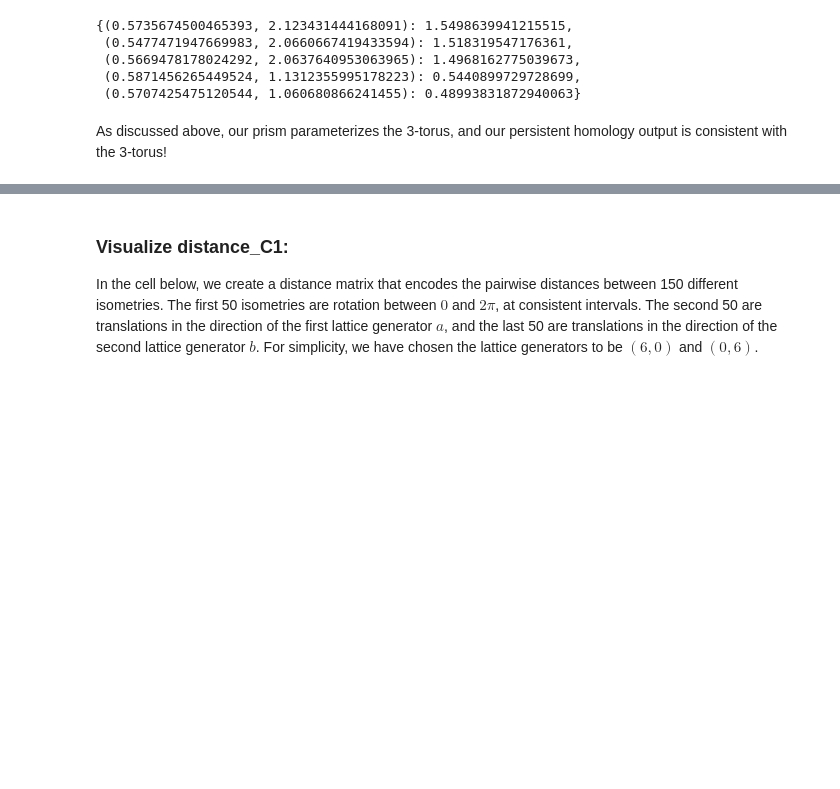
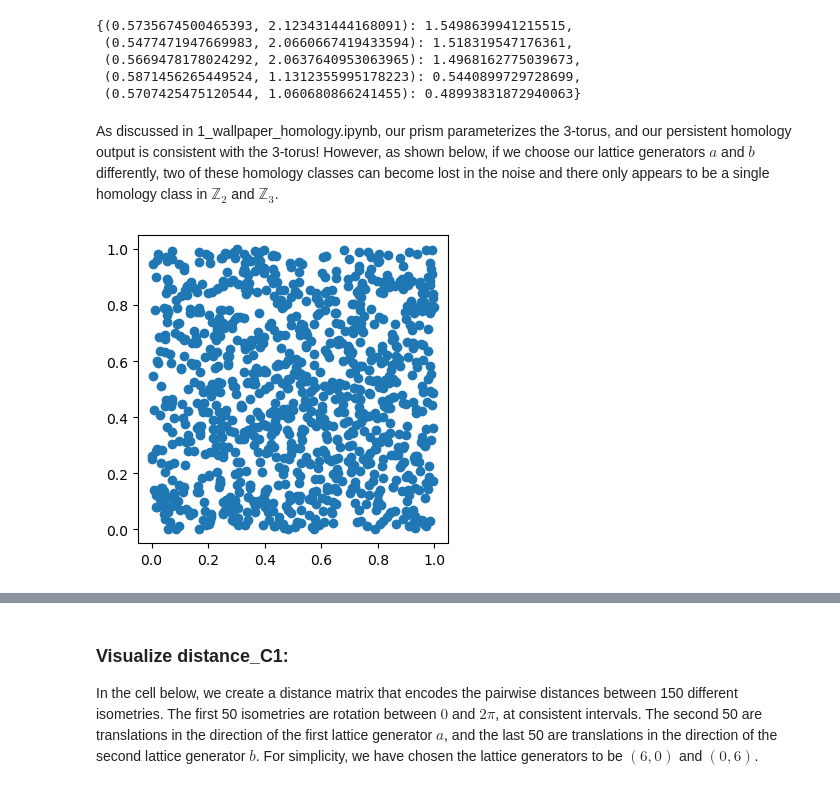
Before and after one commit to kyleormsby/persistent-symmetry, a Jupyter notebook: public/2_phom_E(2)_mod_gamma.ipynb, the cells around one changed output, grey strips where cells are left out. Saved outputs shown, nothing was run; the diff lists cells and outputs as text; code cells hidden in the pictures; blank space fills up the shorter version.

```diff
--- a/public/2_phom_E(2)_mod_gamma.ipynb
+++ b/public/2_phom_E(2)_mod_gamma.ipynb
@@ -240,4 +205,8 @@ persistent_H1_intervals(output)
  (0.5871456265449524, 1.1312355995178223): 0.5440899729728699,
  (0.5707425475120544, 1.060680866241455): 0.48993831872940063}
 # %% [markdown]
-As discussed above, our prism parameterizes the 3-torus, and our persistent homology output is consistent with the 3-torus!
+As discussed in 1_wallpaper_homology.ipynb, our prism parameterizes the 3-torus, and our persistent homology output is consistent with the 3-torus! However, as shown below, if we choose our lattice generators $a$ and $b$ differently, two of these homology classes can become lost in the noise and there only appears to be a single homology class in $\mathbb{Z}_2$ and $\mathbb{Z}_3$.
+# %%
+M = make_matrix(1000, (1,0), (0,1))
+# %% [output]
+[figure, added]
```
Also changed, not shown: parts of 38 cells of this notebook.
